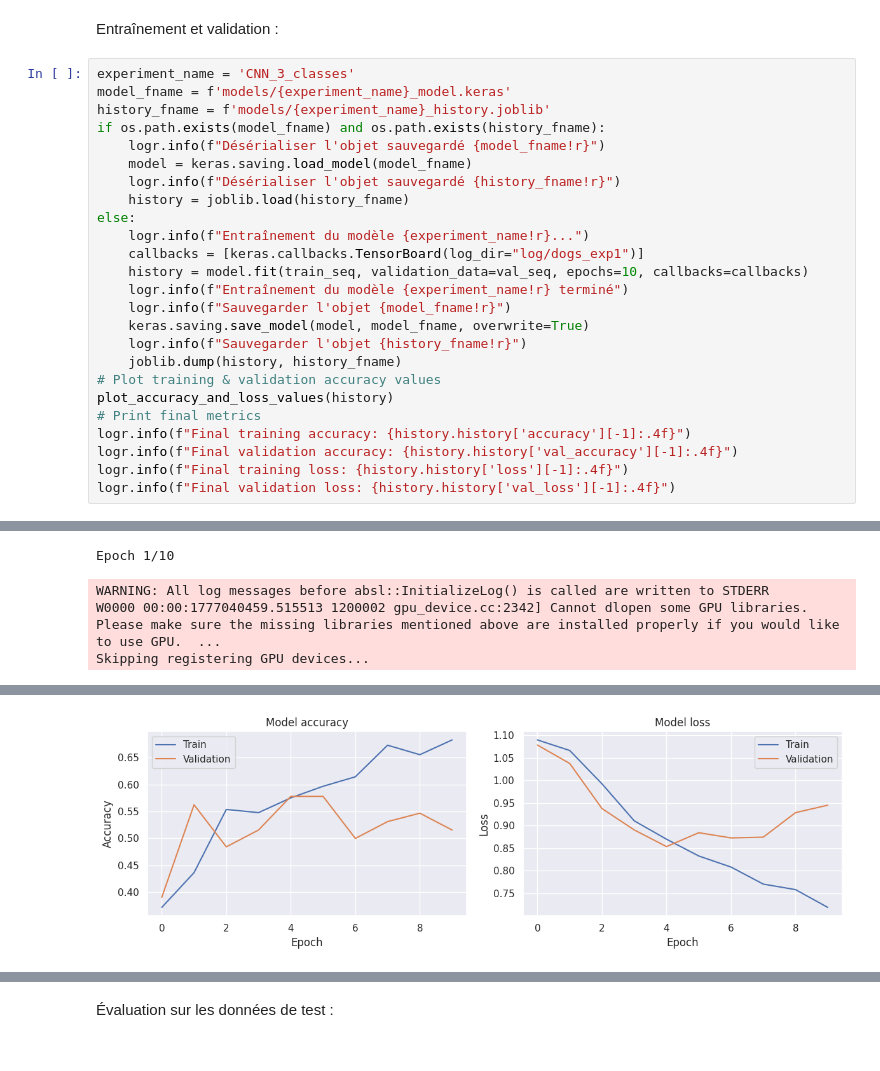
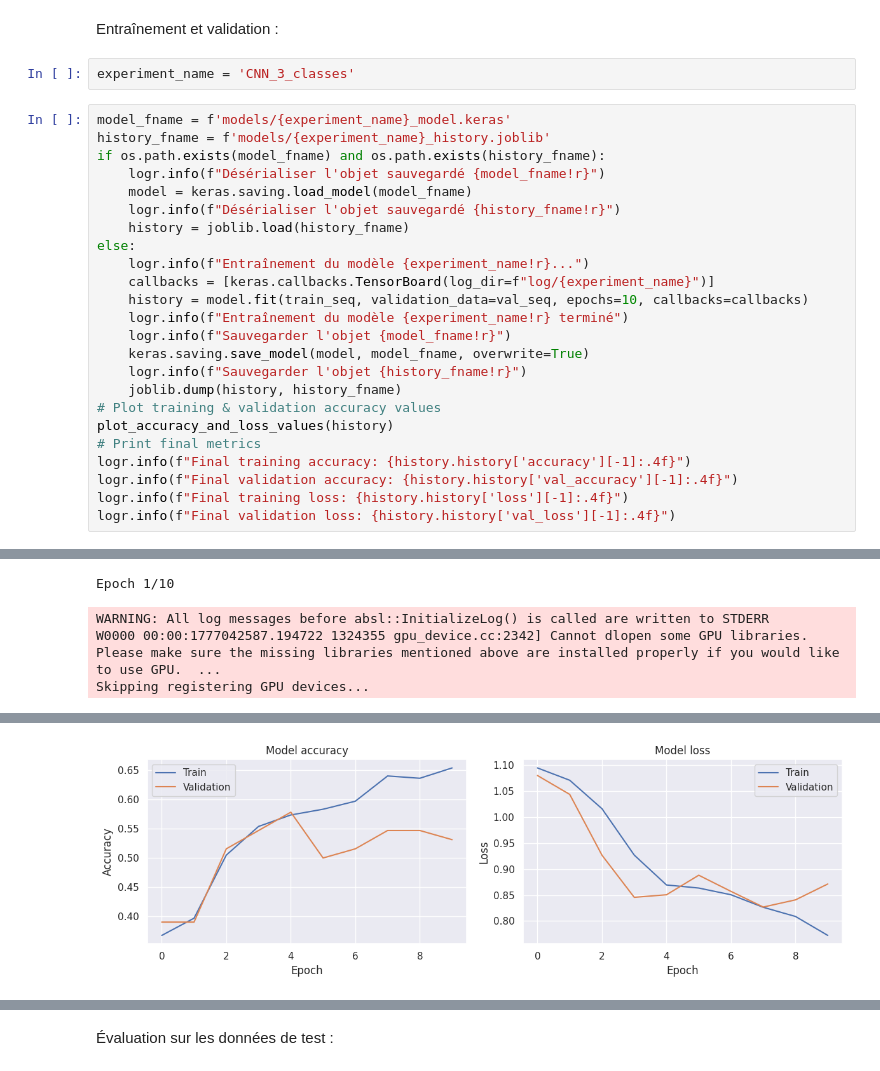
Before and after one commit to kirisakow/oc-dogs-cv-dl, a Jupyter notebook: ISAKOV_Kiril_2_notebook_model_from_scratch_032026.ipynb, the cells around one changed output, grey strips where cells are left out. Drawn from its saved outputs; the diff is of its cells as text.

Commit message:
notebook 2: entraînement à 3 classes, avec data augm: accuracy: 0.5312 - loss: 0.8354

```diff
--- a/ISAKOV_Kiril_2_notebook_model_from_scratch_032026.ipynb
+++ b/ISAKOV_Kiril_2_notebook_model_from_scratch_032026.ipynb
@@ -264,8 +262,9 @@ model.compile(
 )
 # %% [markdown]
 Entraînement et validation :
+# %%
+experiment_name = 'CNN_3_classes'
 # %%
-experiment_name = 'CNN_3_classes'
 model_fname = f'models/{experiment_name}_model.keras'
 history_fname = f'models/{experiment_name}_history.joblib'
 if os.path.exists(model_fname) and os.path.exists(history_fname):
@@ -275,7 +274,7 @@ if os.path.exists(model_fname) and os.path.exists(history_fname):
     history = joblib.load(history_fname)
 else:
     logr.info(f"Entraînement du modèle {experiment_name!r}...")
-    callbacks = [keras.callbacks.TensorBoard(log_dir="log/dogs_exp1")]
+    callbacks = [keras.callbacks.TensorBoard(log_dir=f"log/{experiment_name}")]
     history = model.fit(train_seq, validation_data=val_seq, epochs=10, callbacks=callbacks)
     logr.info(f"Entraînement du modèle {experiment_name!r} terminé")
     logr.info(f"Sauvegarder l'objet {model_fname!r}")
@@ -294,4 +293,4 @@ logr.info(f"Final validation loss: {history.history['val_loss'][-1]:.4f}")
 Epoch 1/10
 WARNING: All log messages before absl::InitializeLog() is called are written to STDERR
-W0000 00:00:1777040459.515513 1200002 gpu_device.cc:2342] Cannot dlopen some GPU libraries. Please make sure the missing libraries mentioned above are installed properly if you would like to use GPU.  ...
+W0000 00:00:1777042587.194722 1324355 gpu_device.cc:2342] Cannot dlopen some GPU libraries. Please make sure the missing libraries mentioned above are installed properly if you would like to use GPU.  ...
 Skipping registering GPU devices...
@@ -320 +319 @@ Epoch 10/10
-[figure, old version]
+[figure, new version]
```
Also changed, not shown: parts of 13 cells of this notebook.
